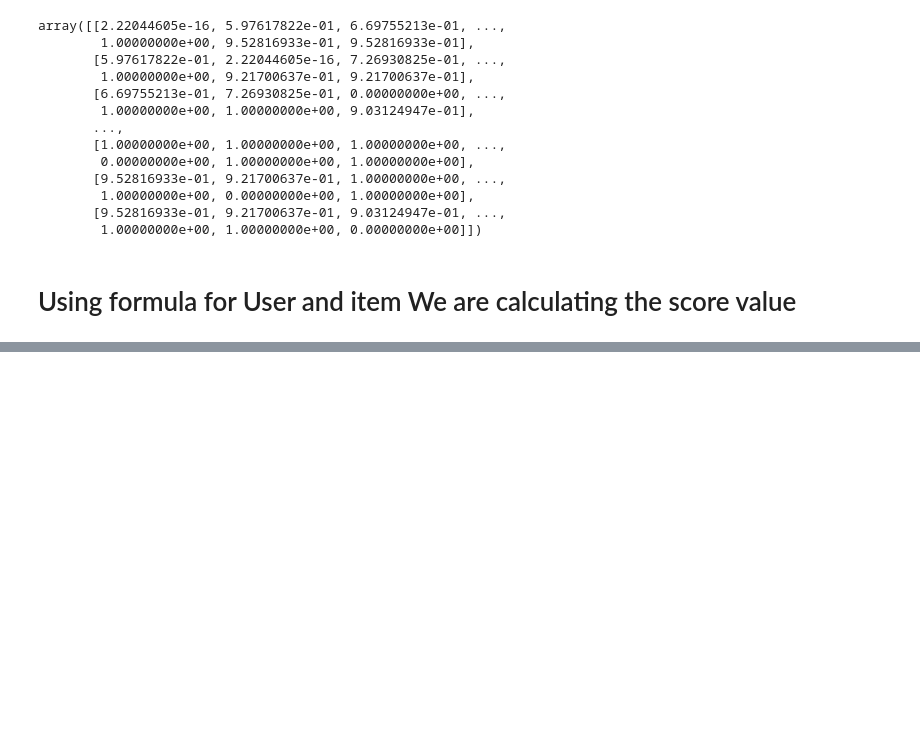
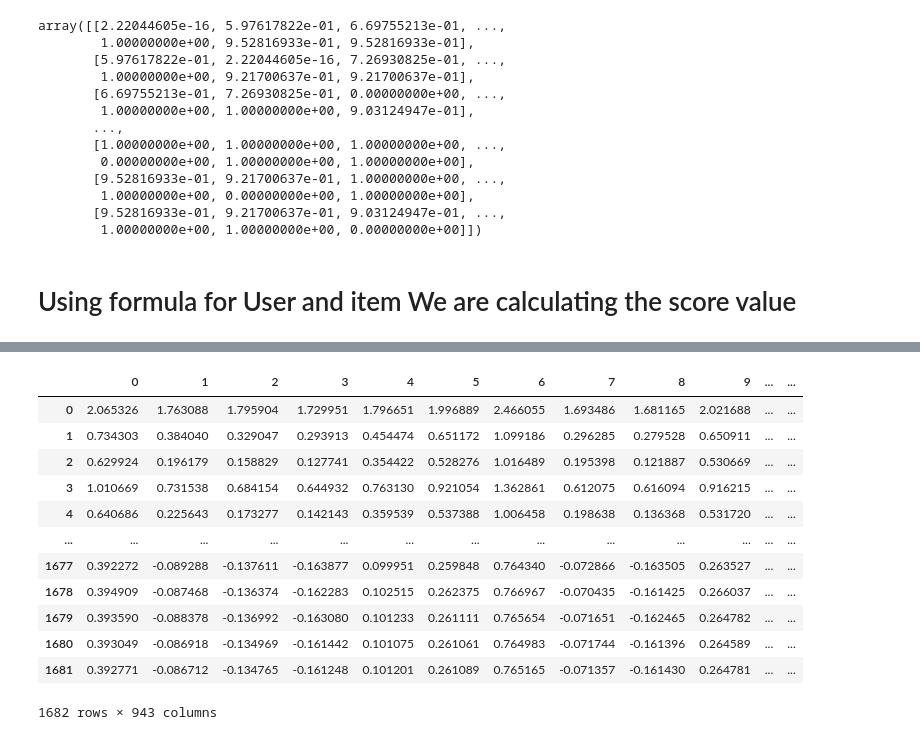
Before and after one commit to ShameemBanuAI/UserBased-Recommendation-System, a Jupyter notebook: userBased_Recommendation.ipynb, the cells around one changed output, grey strips where cells are left out. Drawn from its saved outputs; the diff is of its cells as text; code cells hidden in the pictures; blank space fills up the shorter version.

```diff
--- a/userBased_Recommendation.ipynb
+++ b/userBased_Recommendation.ipynb
@@ -130,0 +246,16 @@ ValueError: Multi-dimensional indexing (e.g. `obj[:, None]`) is no longer suppor
+# %%
+user_pred_trans
+# %% [output]
+|  | 0 | 1 | 2 | 3 | 4 | 5 | 6 | 7 | 8 | 9 | ... | ... |
+| 0 | 2.065326 | 1.763088 | 1.795904 | 1.729951 | 1.796651 | 1.996889 | 2.466055 | 1.693486 | 1.681165 | 2.021688 | ... | ... |
+| 1 | 0.734303 | 0.384040 | 0.329047 | 0.293913 | 0.454474 | 0.651172 | 1.099186 | 0.296285 | 0.279528 | 0.650911 | ... | ... |
+| 2 | 0.629924 | 0.196179 | 0.158829 | 0.127741 | 0.354422 | 0.528276 | 1.016489 | 0.195398 | 0.121887 | 0.530669 | ... | ... |
+| 3 | 1.010669 | 0.731538 | 0.684154 | 0.644932 | 0.763130 | 0.921054 | 1.362861 | 0.612075 | 0.616094 | 0.916215 | ... | ... |
+| 4 | 0.640686 | 0.225643 | 0.173277 | 0.142143 | 0.359539 | 0.537388 | 1.006458 | 0.198638 | 0.136368 | 0.531720 | ... | ... |
+| ... | ... | ... | ... | ... | ... | ... | ... | ... | ... | ... | ... | ... |
+| 1677 | 0.392272 | -0.089288 | -0.137611 | -0.163877 | 0.099951 | 0.259848 | 0.764340 | -0.072866 | -0.163505 | 0.263527 | ... | ... |
+| 1678 | 0.394909 | -0.087468 | -0.136374 | -0.162283 | 0.102515 | 0.262375 | 0.766967 | -0.070435 | -0.161425 | 0.266037 | ... | ... |
+| 1679 | 0.393590 | -0.088378 | -0.136992 | -0.163080 | 0.101233 | 0.261111 | 0.765654 | -0.071651 | -0.162465 | 0.264782 | ... | ... |
+| 1680 | 0.393049 | -0.086918 | -0.134969 | -0.161442 | 0.101075 | 0.261061 | 0.764983 | -0.071744 | -0.161396 | 0.264589 | ... | ... |
+| 1681 | 0.392771 | -0.086712 | -0.134765 | -0.161248 | 0.101201 | 0.261089 | 0.765165 | -0.071357 | -0.161430 | 0.264781 | ... | ... |
+1682 rows × 943 columns
```
Also changed, not shown: parts of 45 cells of this notebook.
